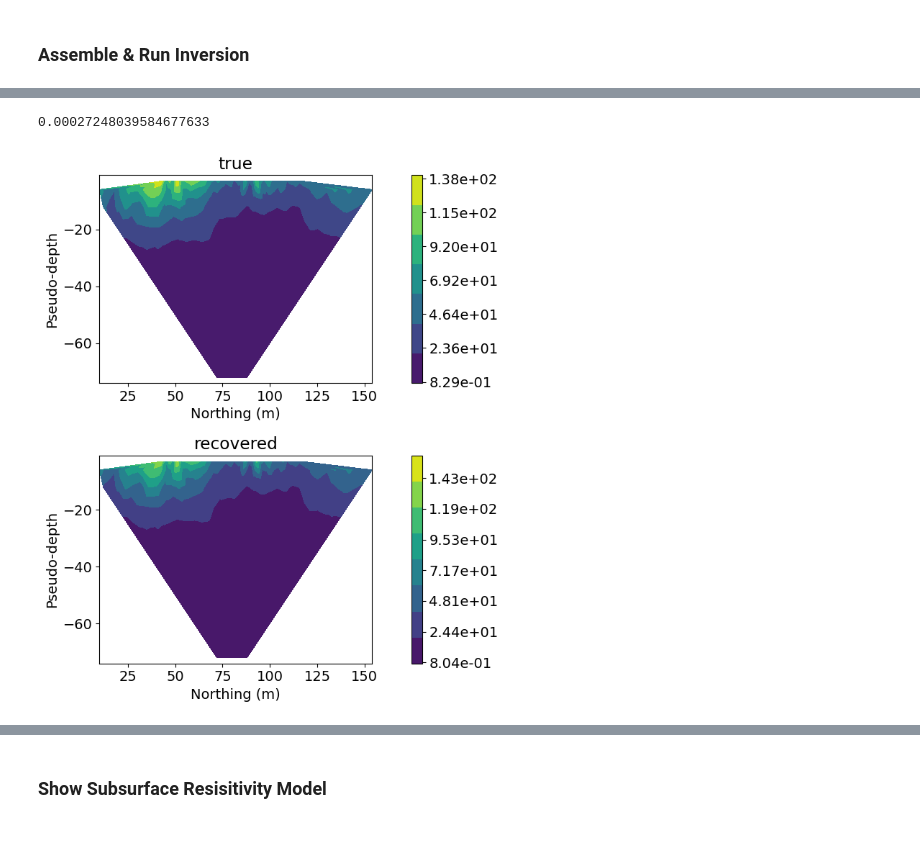
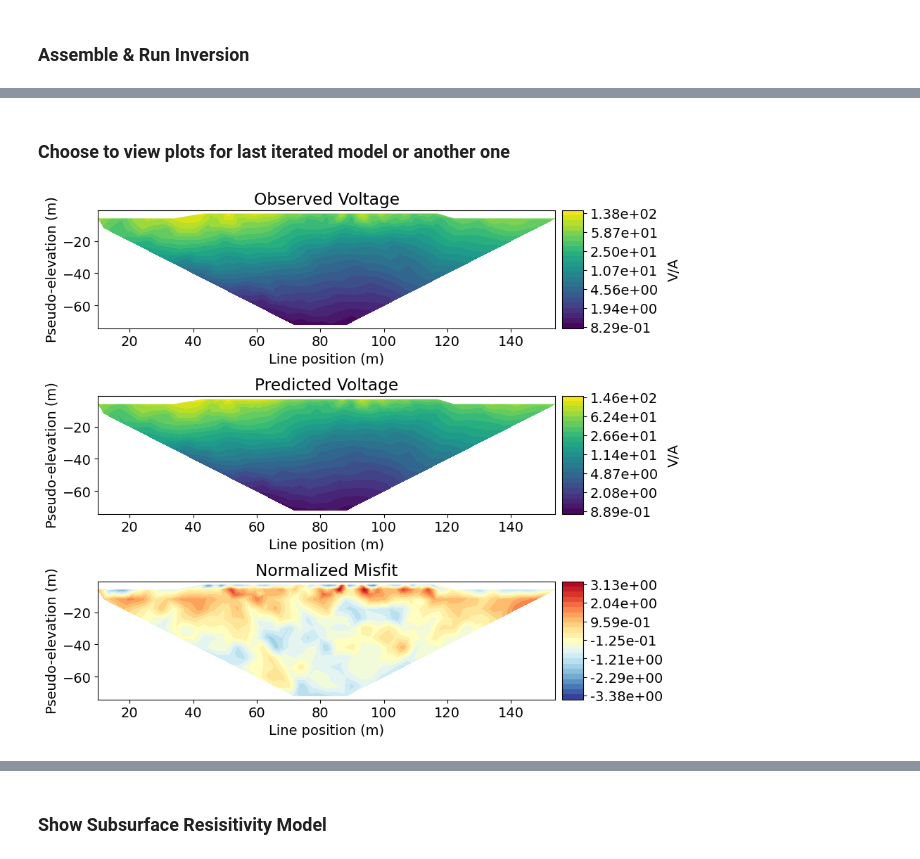
Before and after one commit to krista2732/eosc-454-project-2026, a Jupyter notebook: Inversion.ipynb, the cells around one changed output, grey strips where cells are left out. Drawn from its saved outputs; the diff is of its cells as text; code cells hidden in the pictures.

```diff
--- a/Inversion.ipynb
+++ b/Inversion.ipynb
@@ -280,2 +280,4 @@ np.float64(1065.1676672702315)
+# %%
+dc_data.standard_deviation = 1e-6 + 0.06 * np.abs(dc_data.dobs)
 # %% [markdown]
 ### Designing a Mesh
@@ -369,7 +365,7 @@ simulation_dc = dc.Simulation2DNodal(
     mesh,
     rhoMap=mapping,
     solver=Solver,
-    survey=survey,
+    survey=dc_data.survey,
     bc_type="Neumann",
     storeJ=True, # runs faster --> can use for smaller models
 
@@ -457,16 +471,18 @@ reg = regularization.WeightedLeastSquares(
 # %% [markdown]
 ### Choose Optimization Method
 # %%
-opt = optimization.InexactGaussNewton(maxIter=3, maxIterCG=30)
+opt = optimization.InexactGaussNewton(maxIter=20, maxIterCG=30)
 inv_prob = inverse_problem.BaseInvProblem(phid_misfit, reg, opt)
 # %% [markdown]
 ### Assemble & Run Inversion
 # %%
 # directives
-beta_estimate = directives.BetaEstimate_ByEig(beta0_ratio=1e0)
+sensitivity = directives.UpdateSensitivityWeights(every_iteration=True, threshold_value=1e-4) # threshold value for DC resisitvity usually b/w 1e-5 and 1e-3
+
+beta_estimate = directives.BetaEstimate_ByEig(beta0_ratio=10)
 # Use 2 for weakly non-linear optimization problems.
 # Use 3 for general non-linear optimization problems.
-beta_schedule = directives.BetaSchedule(coolingFactor=4, coolingRate=2) # update beta
+beta_schedule = directives.BetaSchedule(coolingFactor=2.0, coolingRate=2) # update beta
 
 # save iterations
 saved_output_dict = directives.SaveOutputDictEveryIteration()
@@ -475,7 +491,7 @@ saved_output_dict = directives.SaveOutputDictEveryIteration()
 target = directives.TargetMisfit()
 
 inv = inversion.BaseInversion(
-    inv_prob, directiveList=[beta_estimate, beta_schedule, target, saved_output_dict]
+    inv_prob, directiveList=[sensitivity, beta_estimate, beta_schedule, target, saved_output_dict]
 )
 # %%
 # Run inversion
@@ -502 +521,3 @@ INFO: Directive TargetMisfit: Target data misfit is 344.0
 ------------------------- DONE! -------------------------
+# %% [markdown]
+### Choose to view plots for last iterated model or another one
@@ -503,29 +549,35 @@ INFO: Directive TargetMisfit: Target data misfit is 344.0
 # %%
-# plot pseudosection
-print(inv_prob.beta)
-fig, ax = plt.subplots(2, 1, figsize=(12, 8))
+# Plot pseudosection
+fig = plt.figure(figsize=(10, 8))
 
-clim = np.r_[apparent_resistivity.min(), apparent_resistivity.max()]
+data_array = [np.abs(dobs), np.abs(dpred), (dobs - dpred) / std]
+plot_title = ["Observed Voltage", "Predicted Voltage", "Normalized Misfit"]
+plot_units = ["V/A", "V/A", ""]
+scale = ["log", "log", "linear"]
+cmap_list = [mpl.cm.viridis, mpl.cm.viridis, mpl.cm.RdYlBu_r] # change plot colour
 
-for a, data, title in zip(
-    ax,
-    [dc_data.dobs, inv_prob.dpred],
-    ["true", "recovered"]
-):
-    plot_pseudosection(
-        dc_data, dobs=data, data_type="apparent resistivity",
-        plot_type="contourf", data_location=True, ax=a,
-        # cbar_opts={"pad":0.25}, clim=clim
+ax1 = 3 * [None]
+cax1 = 3 * [None]
+cbar = 3 * [None]
+cplot = 3 * [None]
+
+for ii in range(0, 3):
+    ax1[ii] = fig.add_axes([0.15, 0.72 - 0.33 * ii, 0.65, 0.21])
+    cax1[ii] = fig.add_axes([0.81, 0.72 - 0.33 * ii, 0.03, 0.21])
+    cplot[ii] = plot_pseudosection(
+        dc_data.survey,
+        data_array[ii],
+        "contourf",
+        ax=ax1[ii],
+        cax=cax1[ii],
+        scale=scale[ii],
+        cbar_label=plot_units[ii],
+        mask_topography=True,
+        contourf_opts={"levels": 25, "cmap": cmap_list[ii]},
     )
-    a.set_title(title)
-
-
-for a in ax:
-    a.set_aspect(1.5)  # some vertical exxageration
-    a.set_xlabel("Northing (m)")
-    a.set_ylabel("Pseudo-depth")
+    ax1[ii].set_title(plot_title[ii])
 
 plt.tight_layout()
+plt.show()
 # %% [output]
-0.00027248039584677633
-[figure, old version]
+[figure, new version]
```
Also changed, not shown: parts of 24 cells of this notebook, 2 other files.
